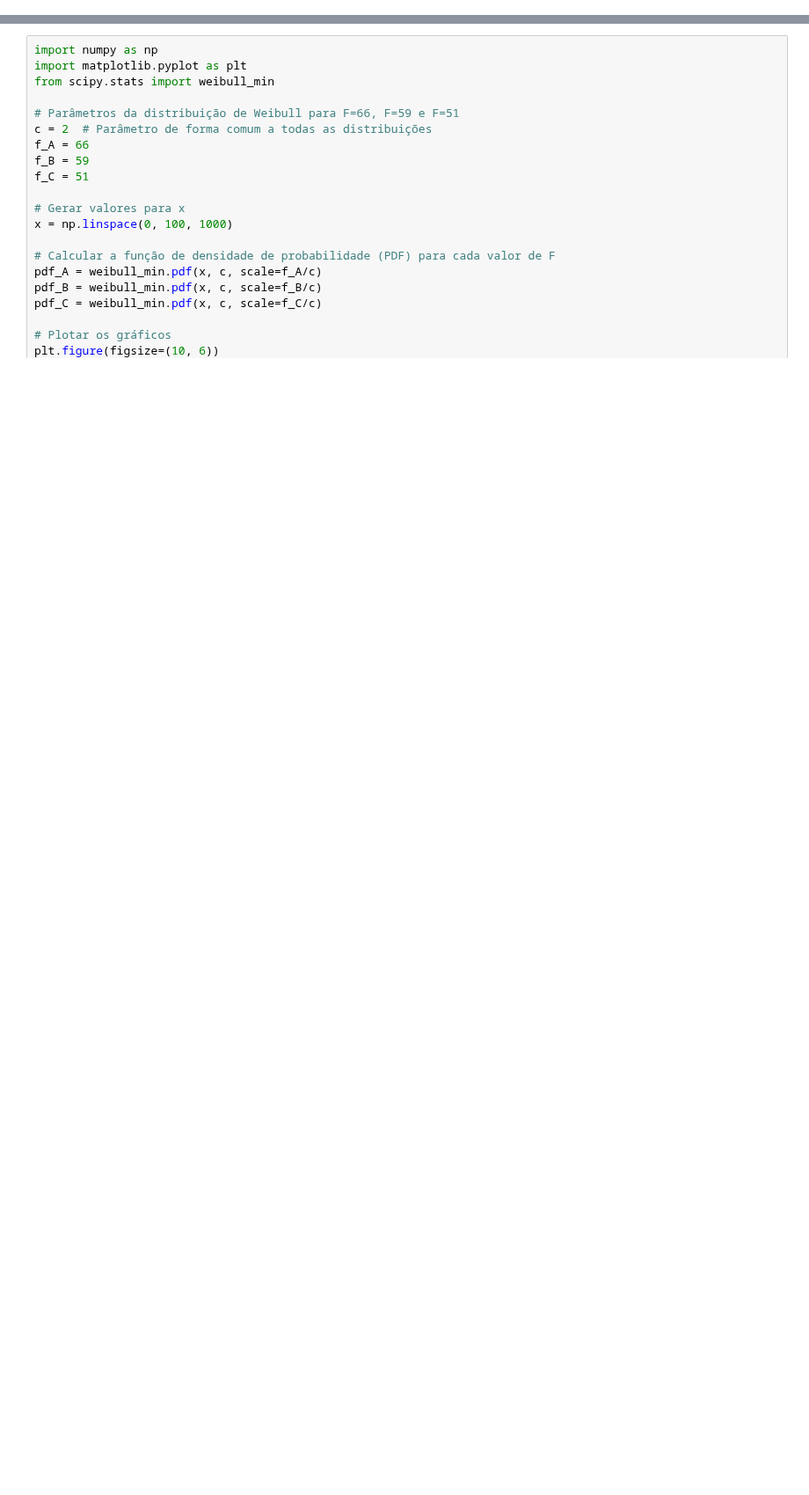
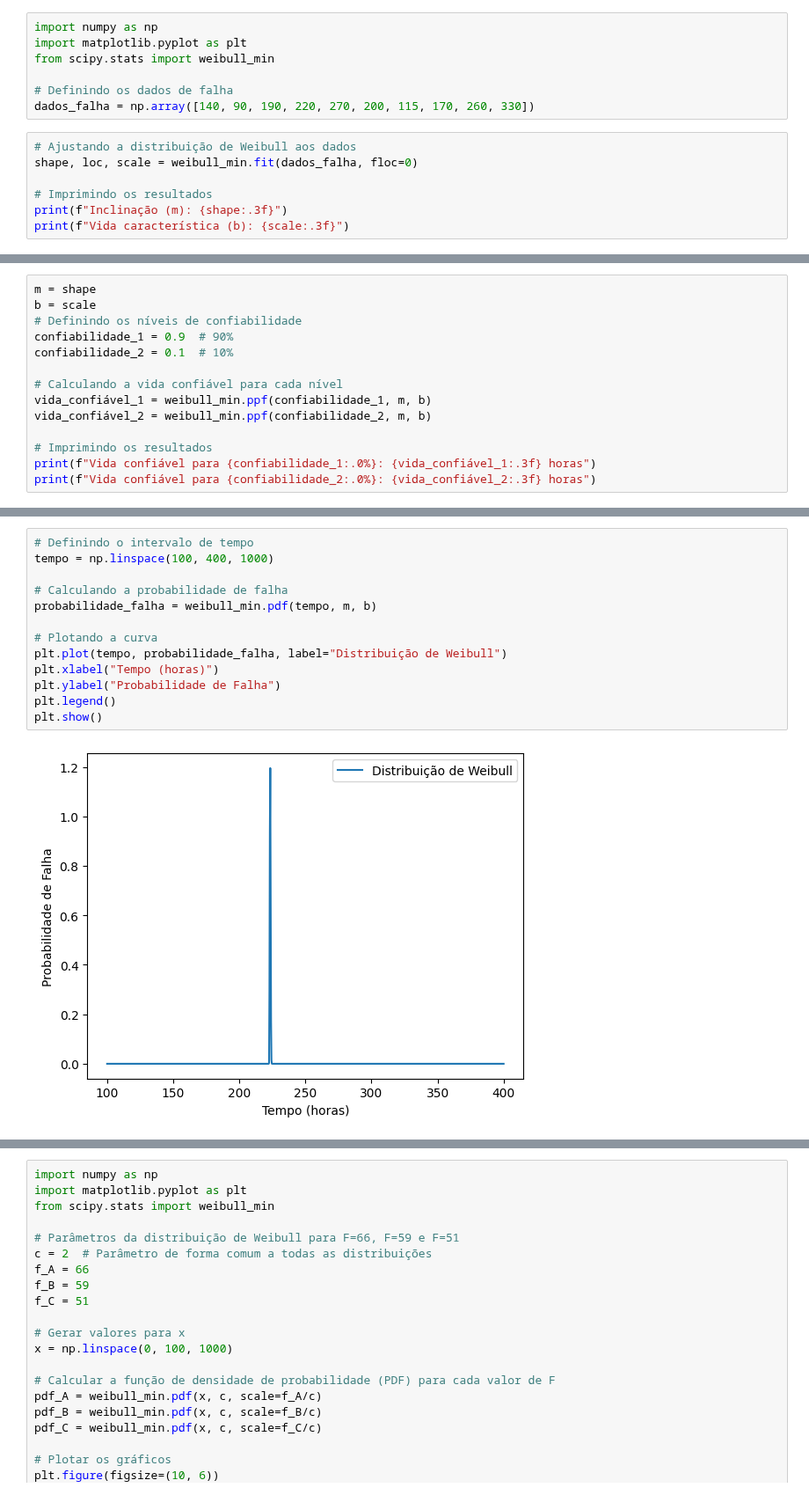
Before and after one commit to Rogerio-mack/work, a Jupyter notebook: Curva_de_Weibull.ipynb, the cells around one changed output, grey strips where cells are left out. Shown at 88% size. Cells and saved outputs as stored; diff of their text form; blank space fills up the shorter version.

```diff
--- a/Curva_de_Weibull.ipynb
+++ b/Curva_de_Weibull.ipynb
@@ -81,0 +3,14 @@ plt.show()
+# %%
+import numpy as np
+import matplotlib.pyplot as plt
+from scipy.stats import weibull_min
+
+# Definindo os dados de falha
+dados_falha = np.array([140, 90, 190, 220, 270, 200, 115, 170, 260, 330])
+# %%
+# Ajustando a distribuição de Weibull aos dados
+shape, loc, scale = weibull_min.fit(dados_falha, floc=0)
+
+# Imprimindo os resultados
+print(f"Inclinação (m): {shape:.3f}")
+print(f"Vida característica (b): {scale:.3f}")
@@ -81,0 +20,14 @@ plt.show()
+# %%
+m = shape
+b = scale
+# Definindo os níveis de confiabilidade
+confiabilidade_1 = 0.9  # 90%
+confiabilidade_2 = 0.1  # 10%
+
+# Calculando a vida confiável para cada nível
+vida_confiável_1 = weibull_min.ppf(confiabilidade_1, m, b)
+vida_confiável_2 = weibull_min.ppf(confiabilidade_2, m, b)
+
+# Imprimindo os resultados
+print(f"Vida confiável para {confiabilidade_1:.0%}: {vida_confiável_1:.3f} horas")
+print(f"Vida confiável para {confiabilidade_2:.0%}: {vida_confiável_2:.3f} horas")
@@ -81,0 +37,15 @@ plt.show()
+# %%
+# Definindo o intervalo de tempo
+tempo = np.linspace(100, 400, 1000)
+
+# Calculando a probabilidade de falha
+probabilidade_falha = weibull_min.pdf(tempo, m, b)
+
+# Plotando a curva
+plt.plot(tempo, probabilidade_falha, label="Distribuição de Weibull")
+plt.xlabel("Tempo (horas)")
+plt.ylabel("Probabilidade de Falha")
+plt.legend()
+plt.show()
+# %% [output]
+[figure, added]
```
Also changed, not shown: parts of 6 cells of this notebook.
